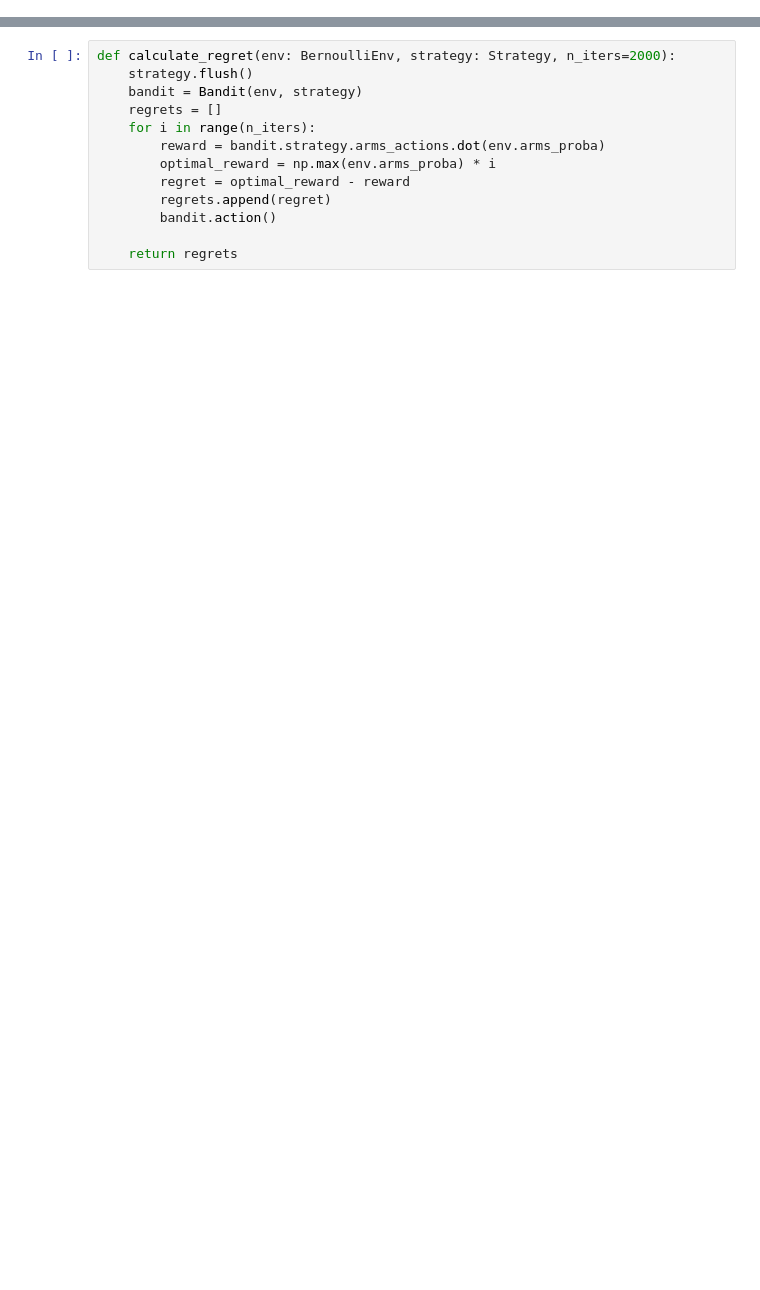
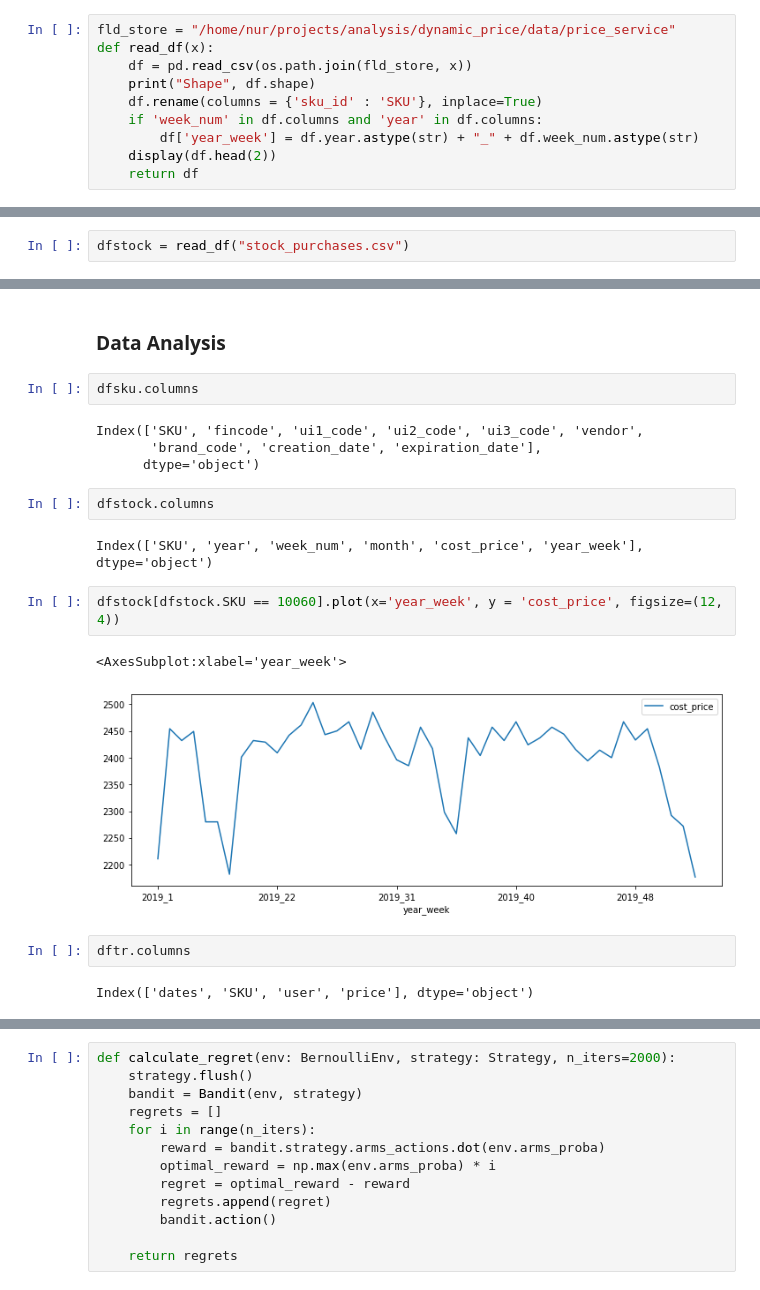
Before and after one commit to ILDAR9/advanced_ml, a Jupyter notebook: dynamic_price/notebooks/final_project.ipynb, the cells around one changed output, grey strips where cells are left out. Saved outputs shown, nothing was run; the diff lists cells and outputs as text; blank space fills up the shorter version.

```diff
--- a/dynamic_price/notebooks/final_project.ipynb
+++ b/dynamic_price/notebooks/final_project.ipynb
@@ -99,0 +11,10 @@ class Bandit:
+# %%
+fld_store = "/home/nur/projects/analysis/dynamic_price/data/price_service"
+def read_df(x):
+    df = pd.read_csv(os.path.join(fld_store, x))
+    print("Shape", df.shape)
+    df.rename(columns = {'sku_id' : 'SKU'}, inplace=True)
+    if 'week_num' in df.columns and 'year' in df.columns:
+        df['year_week'] = df.year.astype(str) + "_" + df.week_num.astype(str)
+    display(df.head(2))
+    return df
@@ -99,0 +31,2 @@ class Bandit:
+# %%
+dfstock = read_df("stock_purchases.csv")
@@ -99,0 +73,21 @@ class Bandit:
+# %% [markdown]
+### Data Analysis
+# %%
+dfsku.columns
+# %% [output]
+Index(['SKU', 'fincode', 'ui1_code', 'ui2_code', 'ui3_code', 'vendor',
+       'brand_code', 'creation_date', 'expiration_date'],
+      dtype='object')
+# %%
+dfstock.columns
+# %% [output]
+Index(['SKU', 'year', 'week_num', 'month', 'cost_price', 'year_week'], dtype='object')
+# %%
+dfstock[dfstock.SKU == 10060].plot(x='year_week', y = 'cost_price', figsize=(12, 4))
+# %% [output]
+<AxesSubplot:xlabel='year_week'>
+[figure, added]
+# %%
+dftr.columns
+# %% [output]
+Index(['dates', 'SKU', 'user', 'price'], dtype='object')
```
Also changed, not shown: parts of 47 cells of this notebook, 13 other files.
